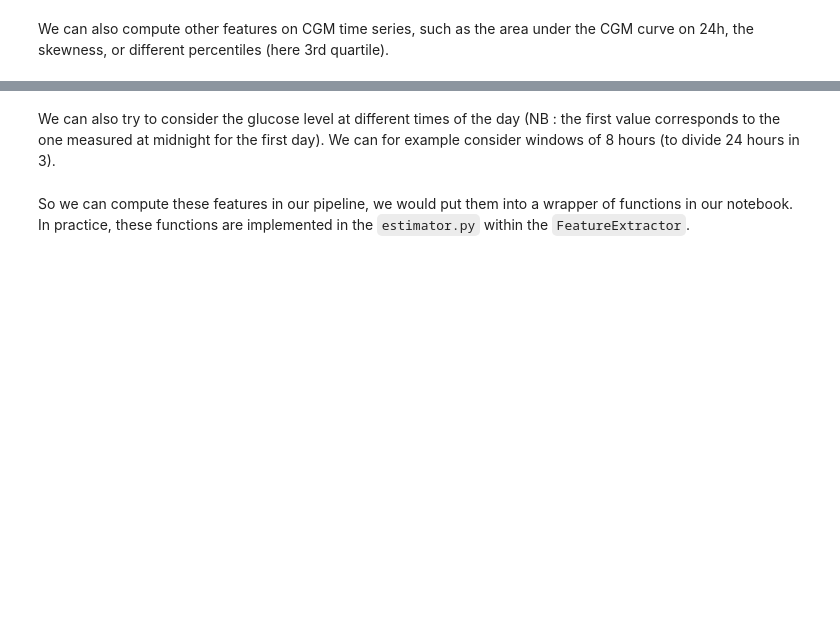
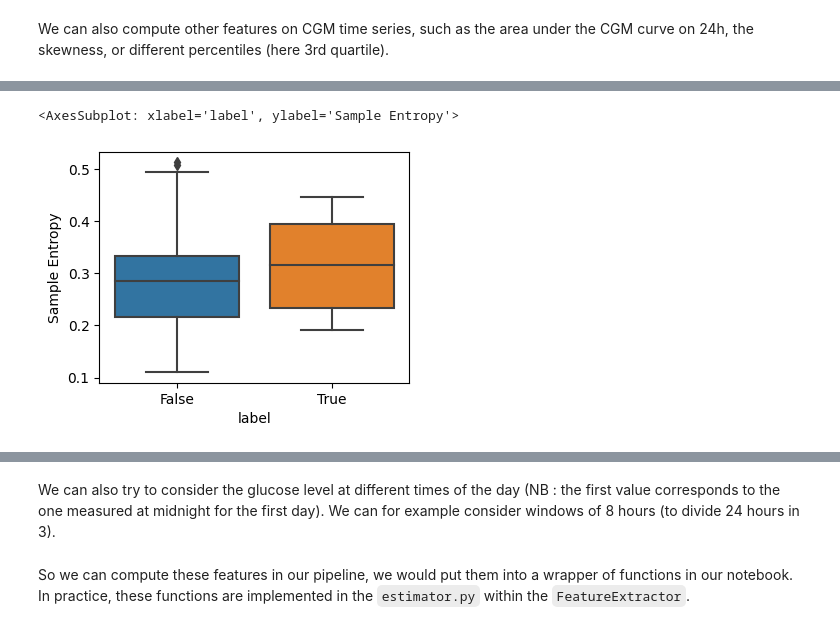
Before and after one commit to AlexandreChaussard/Datacamp-Project, a Jupyter notebook: DT2_starting_kit.ipynb, the cells around one changed output, grey strips where cells are left out. Drawn from its saved outputs; the diff is of its cells as text; code cells hidden in the pictures; blank space fills up the shorter version.

```diff
--- a/DT2_starting_kit.ipynb
+++ b/DT2_starting_kit.ipynb
@@ -472,0 +573,24 @@ sns.boxplot(data=stats, x='label', y="Q3")
+# %%
+def sample_entropy(L, m=2, r=3):
+    """Sample entropy."""
+    N = len(L)
+    B = 0.0
+    A = 0.0
+    # Split time series and save all templates of length m
+    xmi = np.array([L[i : i + m] for i in range(N - m)])
+    xmj = np.array([L[i : i + m] for i in range(N - m + 1)])
+    # Save all matches minus the self-match, compute B
+    B = np.sum([np.sum(np.abs(xmii - xmj).max(axis=1) <= r) - 1 for xmii in xmi])
+    # Similar for computing A
+    m += 1
+    xm = np.array([L[i : i + m] for i in range(N - m + 1)])
+    A = np.sum([np.sum(np.abs(xmi - xm).max(axis=1) <= r) - 1 for xmi in xm])
+    # Return SampEn
+    return -np.log(A / B)
+
+stats["Sample Entropy"] = list(all_cgm_data.apply(sample_entropy, axis=1))
+plt.figure(figsize=(4,3))
+sns.boxplot(data=stats, x='label', y="Sample Entropy")
+# %% [output]
+<AxesSubplot: xlabel='label', ylabel='Sample Entropy'>
+[figure, added]
```
Also changed, not shown: parts of 29 cells of this notebook, 1 other file.
